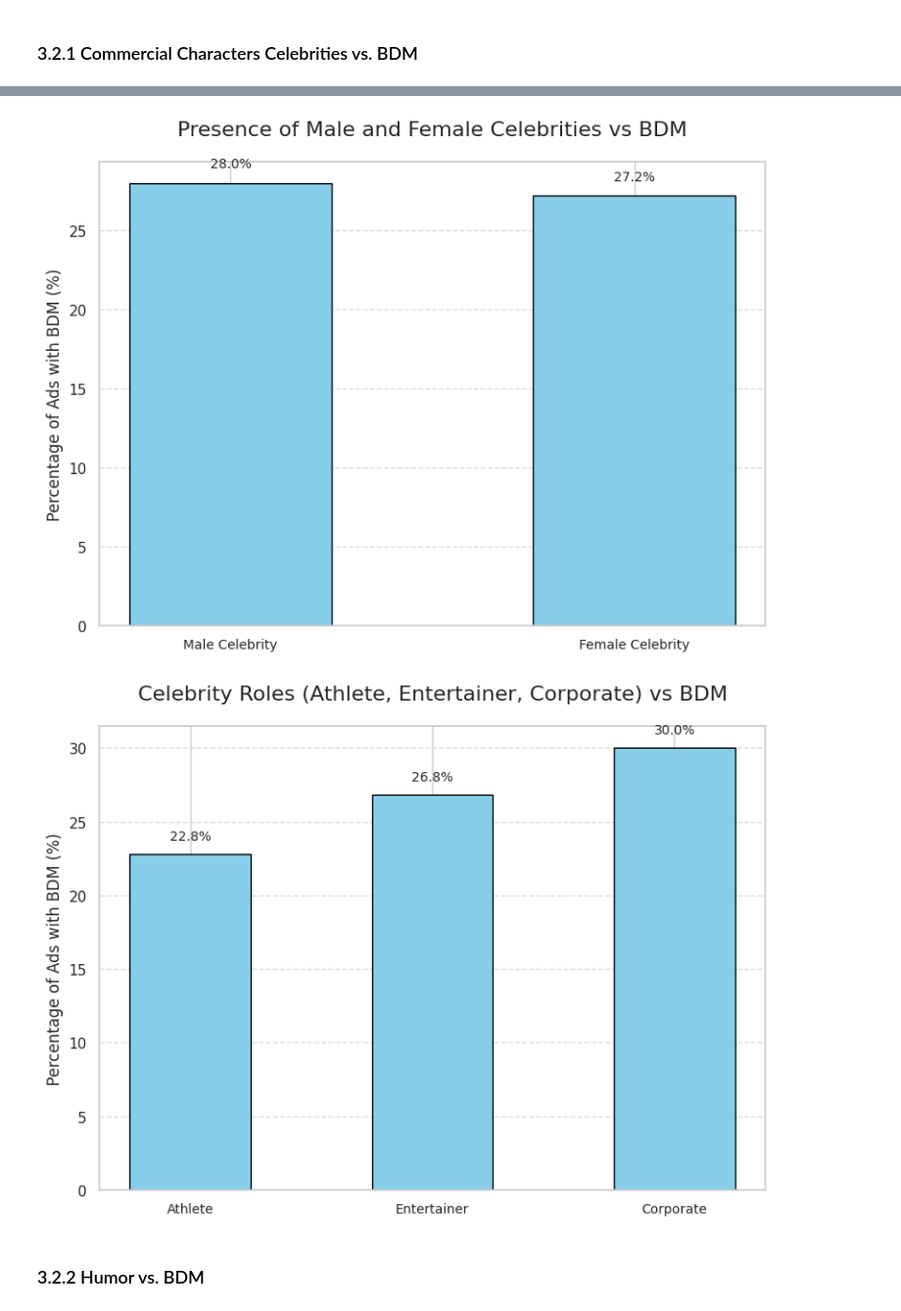
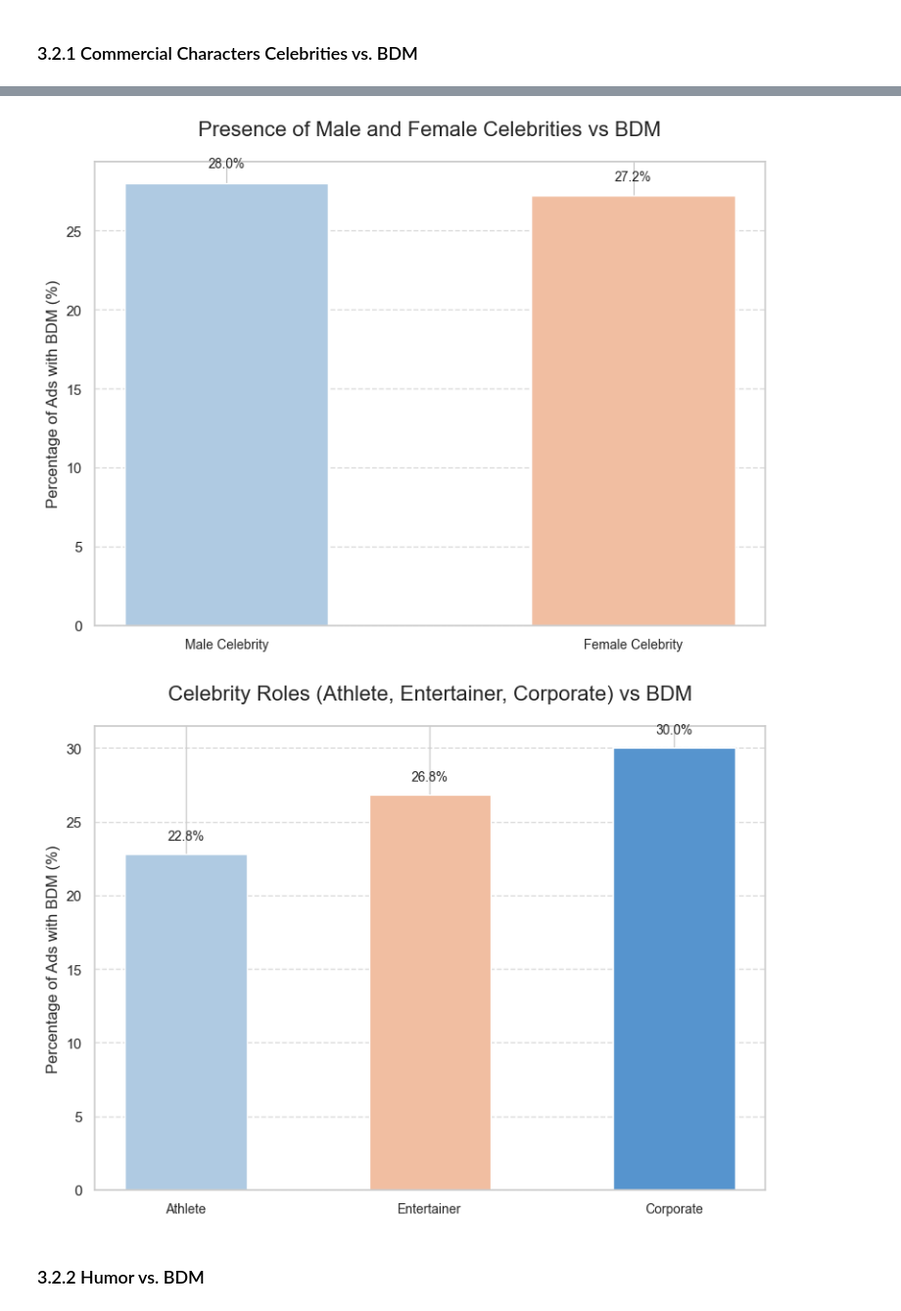
Before and after one commit to NilsLeo/Commercial-Brand-Differentiating-Message-Analysis, a Jupyter notebook: app/2 - Data Understanding.ipynb, the cells around one changed output, grey strips where cells are left out. Shown at 98% size. Saved outputs shown, nothing was run; the diff lists cells and outputs as text; code cells hidden in the pictures.

Commit message:
Data Understanding Farbe anpassen

```diff
--- a/app/2 - Data Understanding.ipynb
+++ b/app/2 - Data Understanding.ipynb
@@ -17,6 +17,8 @@ suffixes=('_old', '')
 correlation = final_excel
 
 sns.set(style="whitegrid")
+
+colors = colors = ['#AFCAE2', '#F1BEA1', '#5694CE', '#E4E1DA', '#A4CD91', '#C6D6C5']
 # %% [markdown]
 ### 3. 1 Visualization of Background Data
 # %% [markdown]
@@ -47,8 +49,8 @@ bdm['Year'] = pd.Categorical(bdm['Year'], categories=sorted(bdm['Year'].unique()
 year_bdm_counts = bdm.groupby(['Year', 'BDM']).size().unstack(fill_value=0)
 
 # visualize the number of ads per year and BDM
-colors = sns.color_palette("pastel")
 ax = year_bdm_counts.plot(kind='bar', stacked=True, figsize=(12, 8), color=colors)
+
 plt.xlabel('Year')
 plt.ylabel('Number of Ads')
 plt.title('Ads per Year with BDM Classification')
@@ -134,8 +138,10 @@ bdm_percentages = (
 top_10_products = bdm_percentages.head(10)
 
 # Plot the bar chart
+colors1 = ['#A4CD91' if value == top_10_products.max() else '#AFCAE2' for value in top_10_products]
+
 plt.figure(figsize=(12, 6))
-bars = top_10_products.plot(kind="bar", color="skyblue", edgecolor="black")
+bars = top_10_products.plot(kind="bar", color=colors1)
 
 # Add percentage values on top of each bar
 for index, value in enumerate(top_10_products):
@@ -178,7 +184,7 @@ def calculate_percentage(data, column):
 # Function to plot a bar chart with percentage annotations
 def plot_bar_with_percentage(data, title, x_labels):
     plt.figure(figsize=(8, 6))
-    bars = plt.bar(range(len(data)), data.values, color="skyblue", edgecolor="black", width=0.5)
+    bars = plt.bar(range(len(data)), data.values, color=colors, width=0.5)
 
     # Annotate percentages on each bar
     for i, bar in enumerate(bars):
@@ -240,7 +246,7 @@ def calculate_percentage(data, column):
 # Function to plot a bar chart with percentage annotations
 def plot_bar_with_percentage(data, title, x_labels):
     plt.figure(figsize=(8, 6))
-    bars = plt.bar(range(len(data)), data.values, color="skyblue", edgecolor="black", width=0.5)
+    bars = plt.bar(range(len(data)), data.values, color=colors, width=0.5)
 
     # Annotate percentages on each bar
     for i, bar in enumerate(bars):
@@ -256,35 +262,35 @@ def plot_bar_with_percentage(data, title, x_labels):
     # Customize the chart
     plt.title(title, fontsize=16, pad=20)  # Add padding to move the title up
     plt.ylabel("Percentage of Ads with BDM (%)", fontsize=12)
 
     plt.xticks(ticks=range(len(data)), labels=x_labels, fontsize=10, rotation=0)
     plt.tight_layout()
     plt.grid(axis="y", linestyle="--", alpha=0.7)
     plt.show()
 
 
 # Calculate percentages for Male and Female Celebrities
 gender_percentages = {
     label: calculate_percentage(correlation, col) for col, label in gender_columns.items()
 }
 plot_bar_with_percentage(
     pd.Series(gender_percentages),
     "Presence of Male and Female Celebrities vs BDM",
     list(gender_percentages.keys()),
 )
 
 # Calculate percentages for Celebrity Roles (Athlete, Entertainer, Corporate)
 role_percentages = {
     label: calculate_percentage(correlation, col) for col, label in role_columns.items()
 }
 plot_bar_with_percentage(
     pd.Series(role_percentages),
     "Celebrity Roles (Athlete, Entertainer, Corporate) vs BDM",
     list(role_percentages.keys()),
 )
 # %% [output]
-[figure, old version]
+[figure, new version]
-[figure, old version]
+[figure, new version]
 # %% [markdown]
 ### 3.2.2 Humor vs. BDM
 # %%
```
Also changed, not shown: parts of 7 cells of this notebook.
